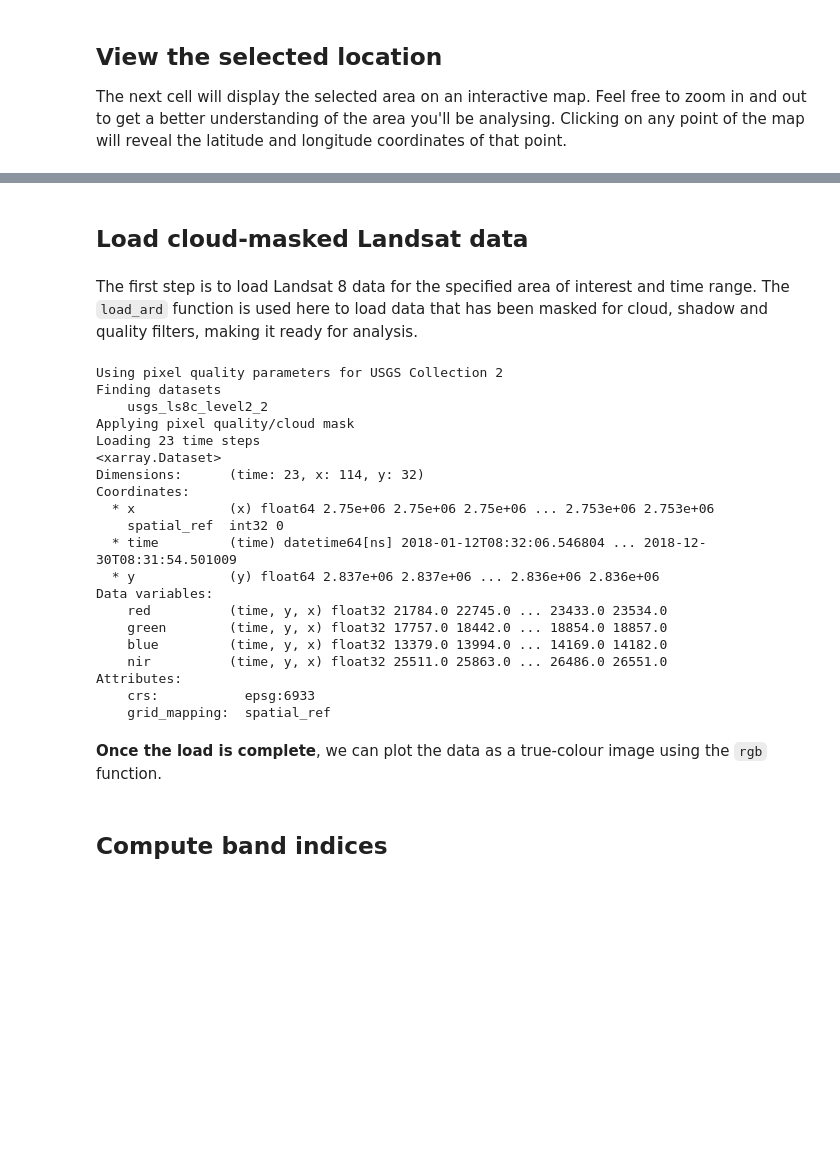
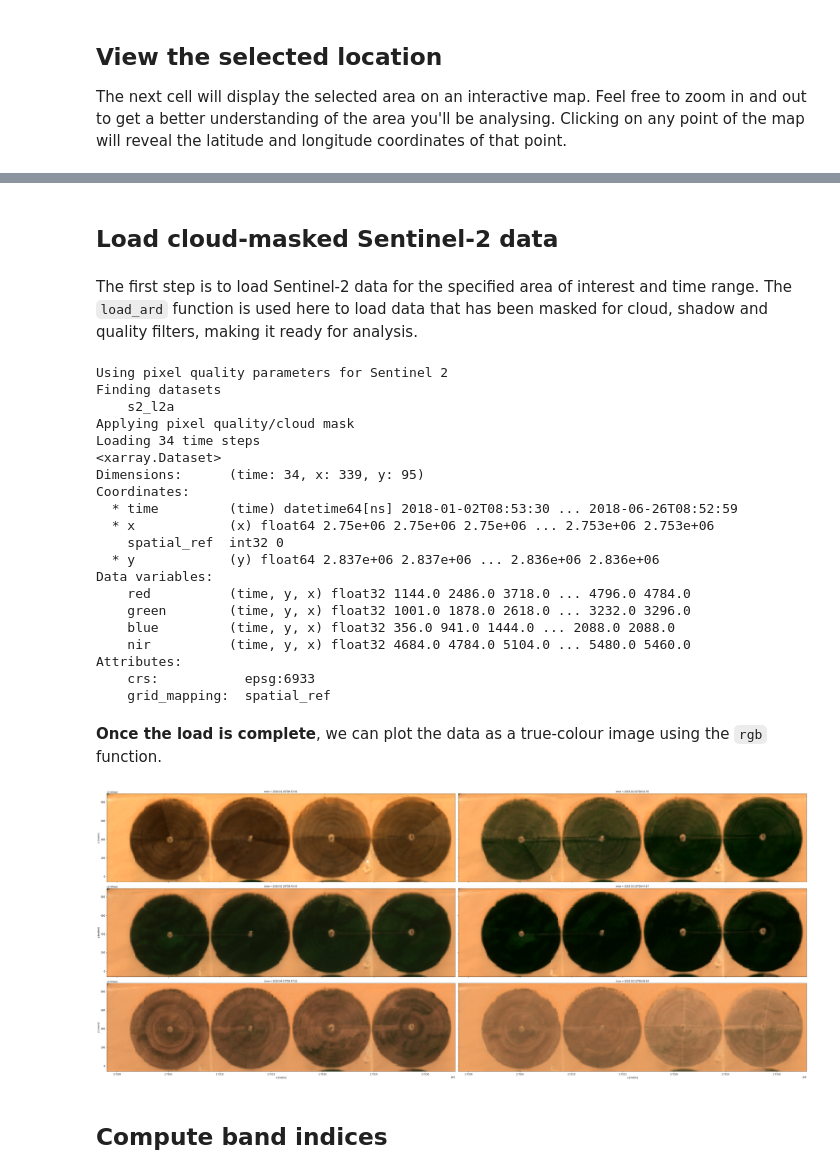
Before and after one commit to digitalearthafrica/deafrica-sandbox-notebooks, a Jupyter notebook: Real_world_examples/Vegetation_phenology.ipynb, the cells around one changed output, grey strips where cells are left out. Saved outputs shown, nothing was run; the diff lists cells and outputs as text; code cells hidden in the pictures; blank space fills up the shorter version.

```diff
--- a/Real_world_examples/Vegetation_phenology.ipynb
+++ b/Real_world_examples/Vegetation_phenology.ipynb
@@ -103,7 +105,7 @@ Clicking on any point of the map will reveal the latitude and longitude coordina
 # %% [markdown]
-## Load cloud-masked Landsat data
+## Load cloud-masked Sentinel-2 data
 # %% [markdown]
-The first step is to load Landsat 8 data for the specified area of interest and time range.
+The first step is to load Sentinel-2 data for the specified area of interest and time range.
 The `load_ard` function is used here to load data that has been masked for cloud, shadow and quality filters, making it ready for analysis.
 # %%
 # Create a reusable query
@@ -112,42 +114,44 @@ query = {
     'x': lon_range,
     'time': years_range,
     'measurements': ['red', 'green', 'blue', 'nir'],
-    'resolution': (-30,30),
+    'resolution': (-10,10),
     'output_crs': 'epsg:6933'
 }
 
 # Load available data from Landsat 8
 ds = load_ard(dc=dc,
-              products=['usgs_ls8c_level2_2'],
+              products=['s2_l2a'],
               **query
               )
 
 print(ds)
 # %% [output]
-Using pixel quality parameters for USGS Collection 2
+Using pixel quality parameters for Sentinel 2
 Finding datasets
-    usgs_ls8c_level2_2
+    s2_l2a
 Applying pixel quality/cloud mask
-Loading 23 time steps
+Loading 34 time steps
 <xarray.Dataset>
-Dimensions:      (time: 23, x: 114, y: 32)
+Dimensions:      (time: 34, x: 339, y: 95)
 Coordinates:
+  * time         (time) datetime64[ns] 2018-01-02T08:53:30 ... 2018-06-26T08:52:59
   * x            (x) float64 2.75e+06 2.75e+06 2.75e+06 ... 2.753e+06 2.753e+06
     spatial_ref  int32 0
-  * time         (time) datetime64[ns] 2018-01-12T08:32:06.546804 ... 2018-12-30T08:31:54.501009
   * y            (y) float64 2.837e+06 2.837e+06 ... 2.836e+06 2.836e+06
 Data variables:
-    red          (time, y, x) float32 21784.0 22745.0 ... 23433.0 23534.0
-    green        (time, y, x) float32 17757.0 18442.0 ... 18854.0 18857.0
-    blue         (time, y, x) float32 13379.0 13994.0 ... 14169.0 14182.0
-    nir          (time, y, x) float32 25511.0 25863.0 ... 26486.0 26551.0
+    red          (time, y, x) float32 1144.0 2486.0 3718.0 ... 4796.0 4784.0
+    green        (time, y, x) float32 1001.0 1878.0 2618.0 ... 3232.0 3296.0
+    blue         (time, y, x) float32 356.0 941.0 1444.0 ... 2088.0 2088.0
+    nir          (time, y, x) float32 4684.0 4784.0 5104.0 ... 5480.0 5460.0
 Attributes:
     crs:           epsg:6933
     grid_mapping:  spatial_ref
 # %% [markdown]
 **Once the load is complete**, we can plot the data as a true-colour image using the `rgb` function.
 # %%
-rgb(ds, index=[2,3,4,6,7,8,9,10], col_wrap=2)
+rgb(ds, index=[0,5,10,15,20,25], col_wrap=2)
+# %% [output]
+[figure, added]
 # %% [markdown]
 ## Compute band indices
 # %% [markdown]
```
Also changed, not shown: parts of 15 cells of this notebook.
